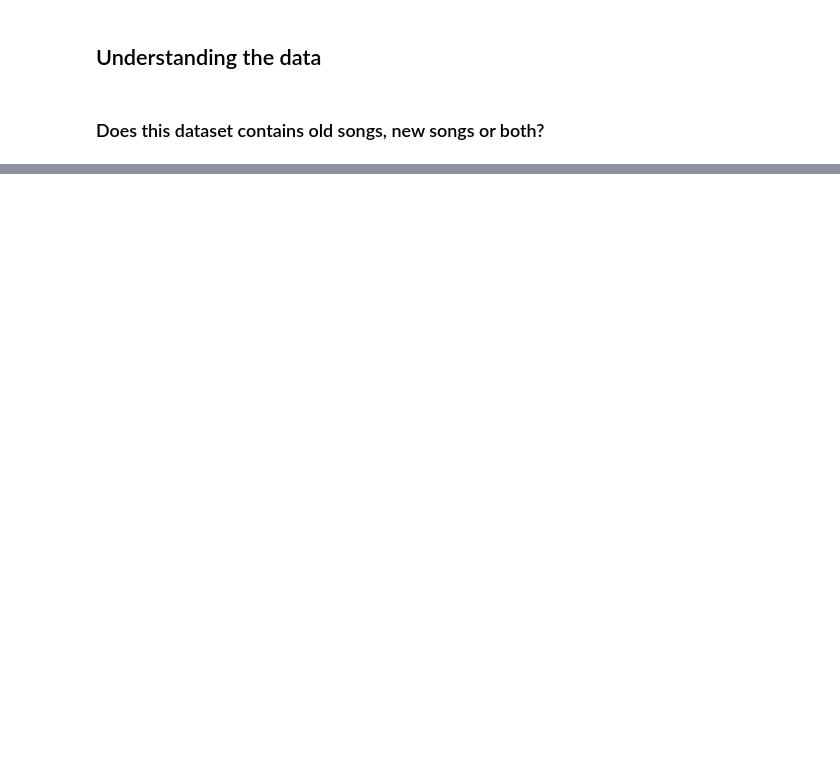
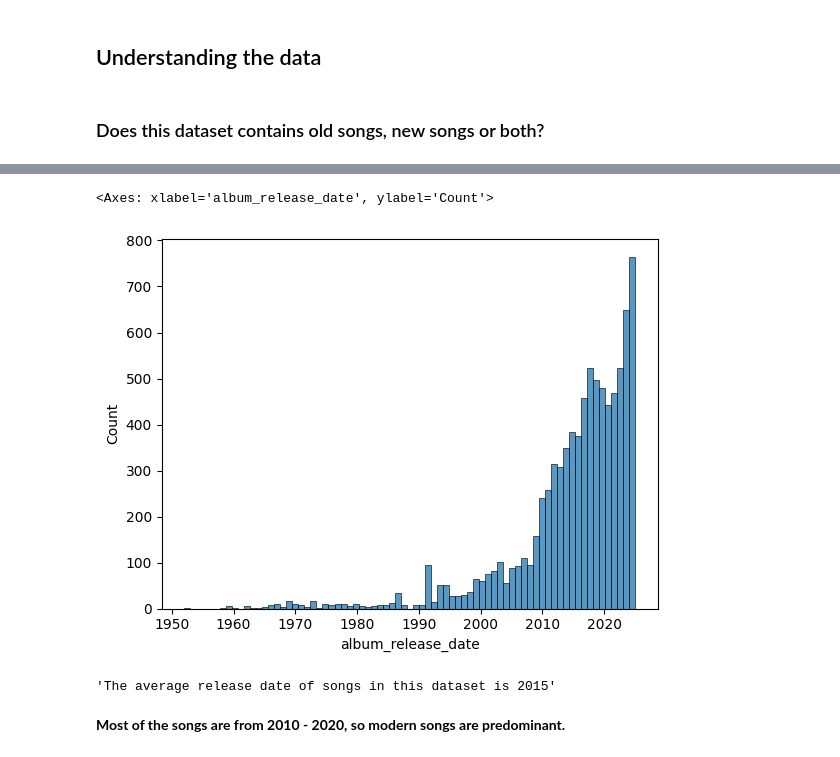
Before and after one commit to prokope/learning-data-science, a Jupyter notebook: eda.ipynb, the cells around one changed output, grey strips where cells are left out. Cells and saved outputs as stored; diff of their text form; code cells hidden in the pictures; blank space fills up the shorter version.

Commit message:
eda: discovering the predominant era of the songs in the dataset

```diff
--- a/eda.ipynb
+++ b/eda.ipynb
@@ -46,0 +69,18 @@ np.int32(73)
+# %%
+# Creating a histplot to visualize predominant release years
+
+df['album_release_date'] = df['album_release_date'].dt.year
+sns.histplot(df, x='album_release_date')
+# %% [output]
+<Axes: xlabel='album_release_date', ylabel='Count'>
+[figure, added]
+# %%
+# Calculating the average year of song release
+
+mean_release_date = df['album_release_date'].dt.year.mean()
+
+display(f"The average release date of songs in this dataset is {mean_release_date:.0f}")
+# %% [output]
+'The average release date of songs in this dataset is 2015'
+# %% [markdown]
+**Most of the songs are from 2010 - 2020, so modern songs are predominant.**
```
Also changed, not shown: parts of 7 cells of this notebook.
